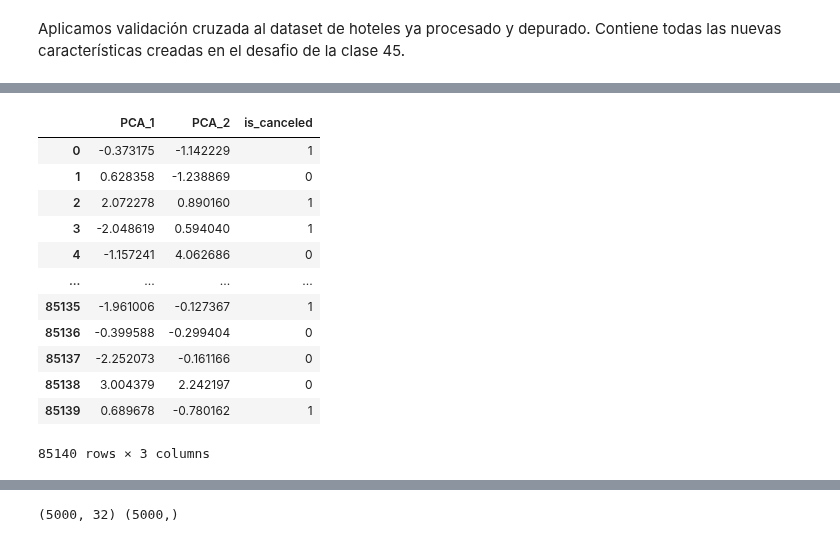
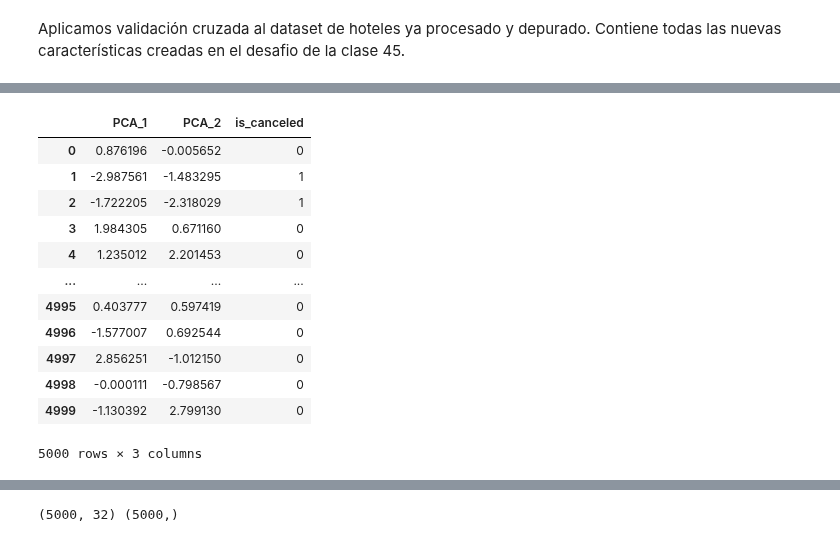
Before and after one commit to omanofx/entregable_1, a Jupyter notebook: cross_validation_Omar_Fernandez.ipynb, the cells around one changed output, grey strips where cells are left out. Saved outputs shown, nothing was run; the diff lists cells and outputs as text; code cells hidden in the pictures.

```diff
--- a/cross_validation_Omar_Fernandez.ipynb
+++ b/cross_validation_Omar_Fernandez.ipynb
@@ -101,7 +103,6 @@ df_reservas_backup = df_reservas
 # %%
 # Deja unicamente las características númericas ya que las categoricas fueron convertirdas con Label Enconder.
-df_reservas_numerico = df_reservas.select_dtypes(include='number')
-#.sample(5000) # limito el DF
+df_reservas_numerico = df_reservas.select_dtypes(include='number').sample(5000) # limito el DF
 # %%
 analizar_dataframe(df_reservas_numerico, porcentaje_tolerancia=0)
 # %% [output]
@@ -125,53 +126,34 @@ analizar_dataframe(df_reservas_numerico, porcentaje_tolerancia=0)
 # %%
-df_pca = df_reservas_numerico[['is_canceled',
-'deposit_type_le',
- 'lead_time',
- 'adr',
- 'market_segment_le',
- 'required_car_parking_spaces',
- 'total_of_special_requests',
- 'distribution_channel_le',
- 'booking_changes',
- 'previous_cancellations',
- 'assigned_room_type_le',
- 'reserved_room_type_le',
- 'es_grupo_familiar',
- 'arrival_date_year',
- 'stays_in_week_nights',
- 'previous_bookings_not_canceled',
- 'days_in_waiting_list',
- 'total_pasajeros',
- 'agent',
- 'mes_arribo_numero']].copy()
+df_pca = df_reservas_numerico.copy()
 
 # Separar las características (X) y la variable objetivo si es aplicable
 X = df_pca.drop('is_canceled', axis=1)
 y = df_pca['is_canceled']
 
 # Escalar las características para asegurar que tengan la misma escala
 scaler = StandardScaler()
 X_scaled = scaler.fit_transform(X)
 
 # Aplicar PCA con dos componentes principales para la visualización
 pca = PCA(n_components = 2)
 principal_components = pca.fit_transform(X_scaled)
 
 # Crear un DataFrame
 df_principal_components = pd.DataFrame(data = principal_components, columns=['PCA_1', 'PCA_2'])
 df_principal_components['is_canceled'] = y.values
 
 df_principal_components
 # %% [output]
 |  | PCA_1 | PCA_2 | is_canceled |
-| 0 | -0.373175 | -1.142229 | 1 |
-| 1 | 0.628358 | -1.238869 | 0 |
-| 2 | 2.072278 | 0.890160 | 1 |
-| 3 | -2.048619 | 0.594040 | 1 |
-| 4 | -1.157241 | 4.062686 | 0 |
+| 0 | 0.876196 | -0.005652 | 0 |
+| 1 | -2.987561 | -1.483295 | 1 |
+| 2 | -1.722205 | -2.318029 | 1 |
+| 3 | 1.984305 | 0.671160 | 0 |
+| 4 | 1.235012 | 2.201453 | 0 |
 | ... | ... | ... | ... |
-| 85135 | -1.961006 | -0.127367 | 1 |
-| 85136 | -0.399588 | -0.299404 | 0 |
-| 85137 | -2.252073 | -0.161166 | 0 |
-| 85138 | 3.004379 | 2.242197 | 0 |
-| 85139 | 0.689678 | -0.780162 | 1 |
+| 4995 | 0.403777 | 0.597419 | 0 |
+| 4996 | -1.577007 | 0.692544 | 0 |
+| 4997 | 2.856251 | -1.012150 | 0 |
+| 4998 | -0.000111 | -0.798567 | 0 |
+| 4999 | -1.130392 | 2.799130 | 0 |
-85140 rows × 3 columns
+5000 rows × 3 columns
```
Also changed, not shown: parts of 17 cells of this notebook.
